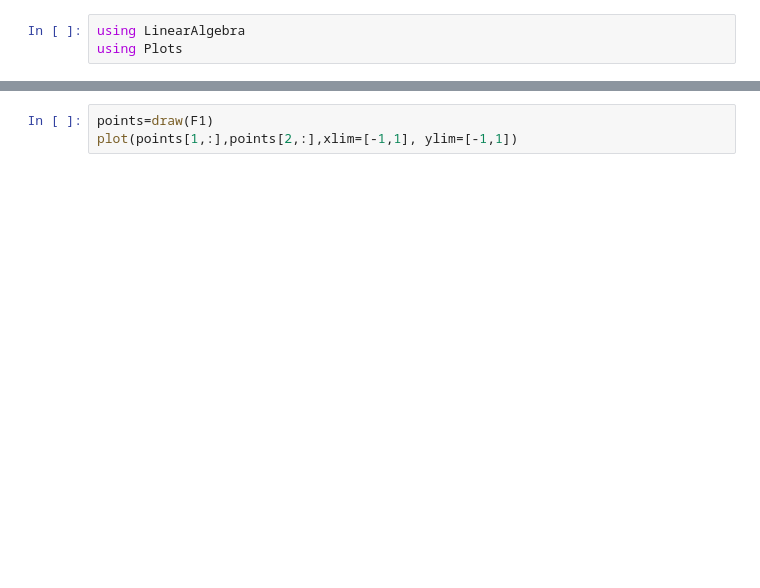
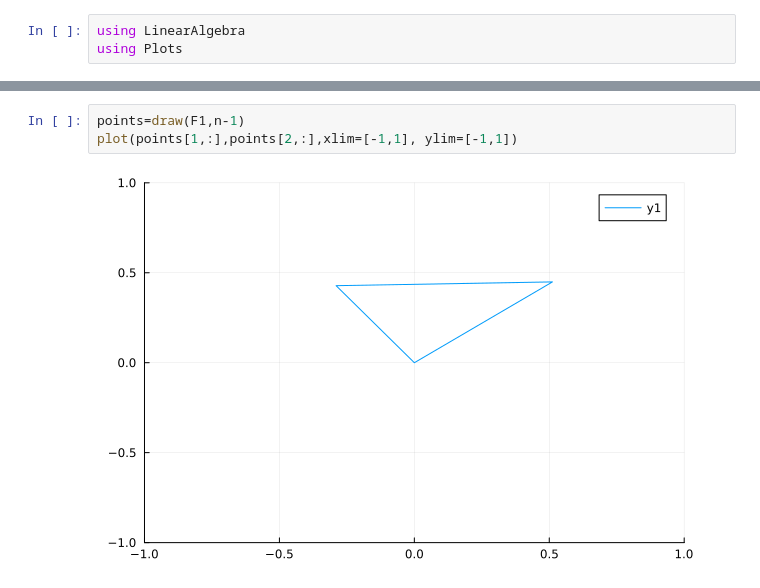
Before and after one commit to MDuqi/CSD-Polygons, a Jupyter notebook: Square_to_Triangle.ipynb, the cells around one changed output, grey strips where cells are left out. Saved outputs shown, nothing was run; the diff lists cells and outputs as text; blank space fills up the shorter version.

```diff
--- a/Square_to_Triangle.ipynb
+++ b/Square_to_Triangle.ipynb
@@ -35,4 +62,6 @@ UndefVarError: UndefVarError: `E1` not defined
 # %%
-points=draw(F1)
+points=draw(F1,n-1)
 plot(points[1,:],points[2,:],xlim=[-1,1], ylim=[-1,1])
+# %% [output]
+[figure, added]
 # %%
```
Also changed, not shown: parts of 6 cells of this notebook.
